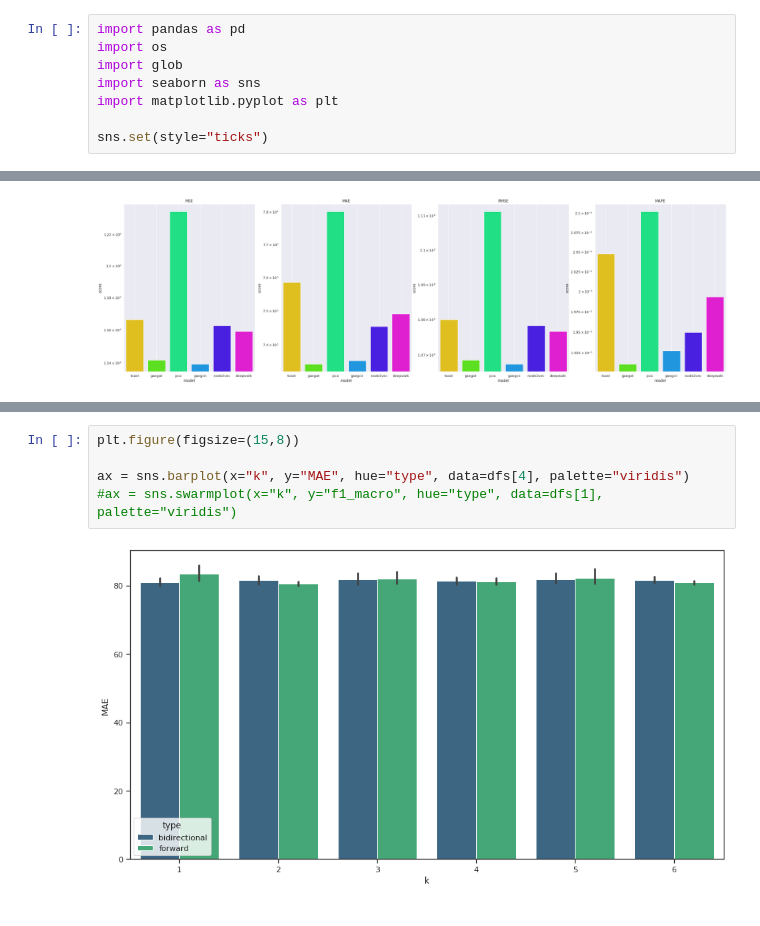
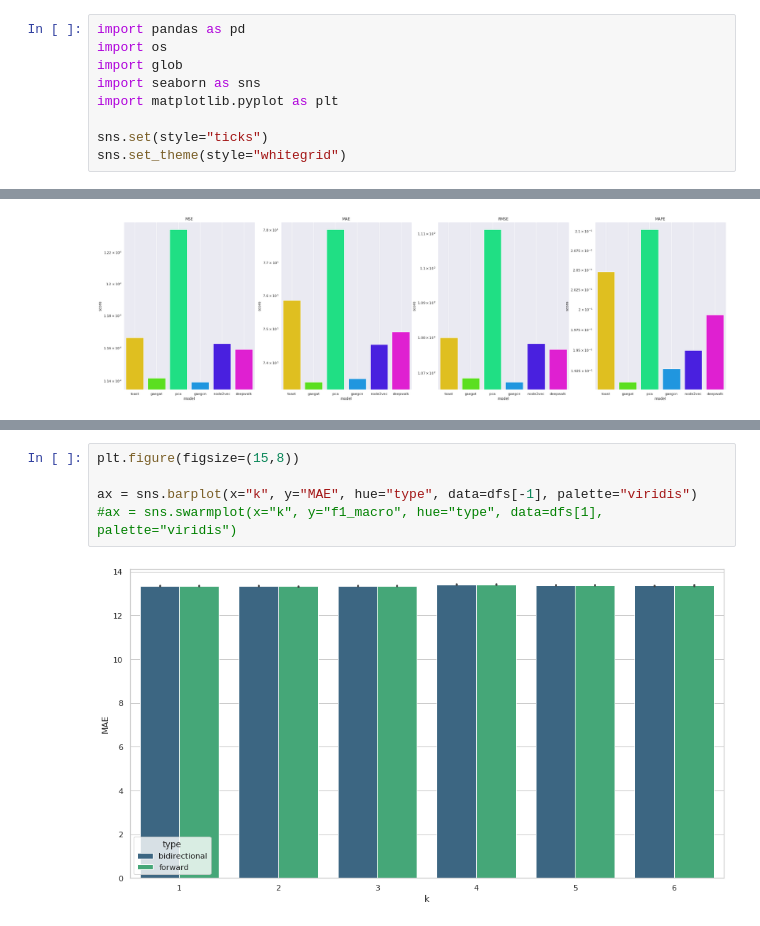
Before and after one commit to SwiftPredator/Trajectory-based-Road-Network-Representation-Learning, a Jupyter notebook: evaluation/analysis.ipynb, the cells around one changed output, grey strips where cells are left out. Cells and saved outputs as stored; diff of their text form.

```diff
--- a/evaluation/analysis.ipynb
+++ b/evaluation/analysis.ipynb
@@ -6,6 +6,7 @@ import seaborn as sns
 import matplotlib.pyplot as plt
 
 sns.set(style="ticks")
+sns.set_theme(style="whitegrid")
 # %%
 """
 Visualize results from embeddings of models with speed features included
@@ -66,7 +91,7 @@ for filename in all_files:
 # %%
 plt.figure(figsize=(15,8))
 
-ax = sns.barplot(x="k", y="MAE", hue="type", data=dfs[4], palette="viridis")
+ax = sns.barplot(x="k", y="MAE", hue="type", data=dfs[-1], palette="viridis")
 #ax = sns.swarmplot(x="k", y="f1_macro", hue="type", data=dfs[1], palette="viridis")
 # %% [output]
-[figure, old version]
+[figure, new version]
```
Also changed, not shown: parts of 7 cells of this notebook, 20 other files.
